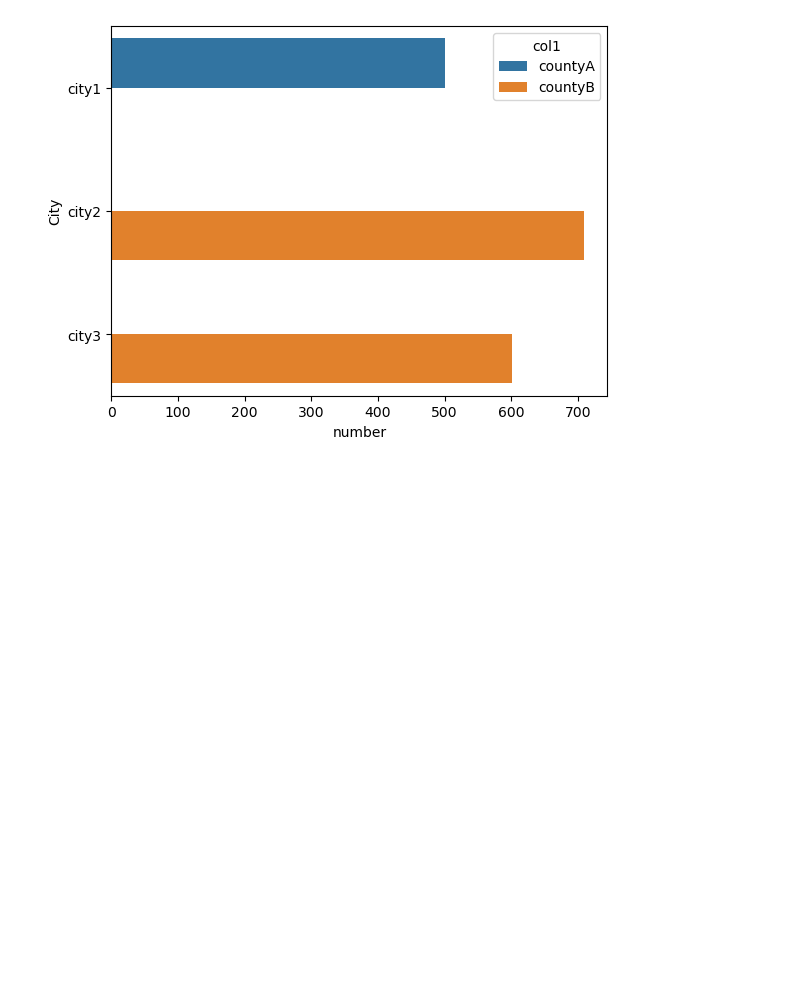
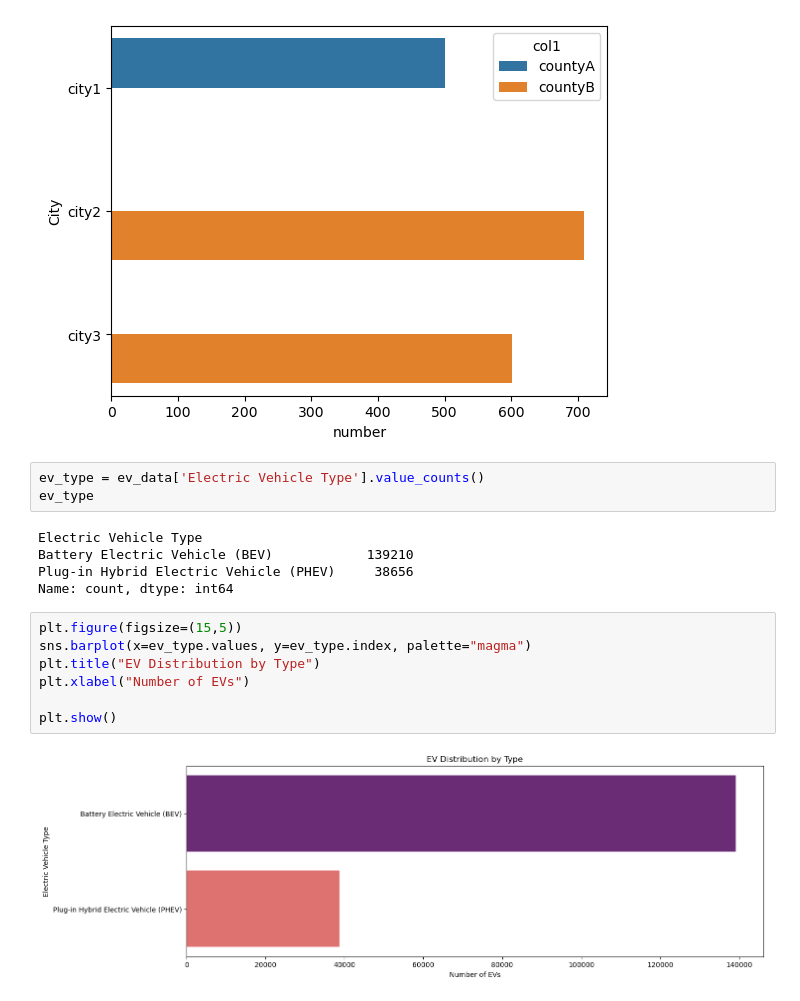
Before and after one commit to divya-manirajan/ExampleDataAnalysis, a Jupyter notebook: Practice.ipynb, the cells around one changed output. Drawn from its saved outputs; the diff is of its cells as text; blank space fills up the shorter version.

```diff
--- a/Practice.ipynb
+++ b/Practice.ipynb
@@ -279,3 +279,20 @@ plt.show()
 1  countyB  city2   709
 2  countyB  city3   601
 [figure]
+# %%
+ev_type = ev_data['Electric Vehicle Type'].value_counts()
+ev_type
+# %% [output]
+Electric Vehicle Type
+Battery Electric Vehicle (BEV)            139210
+Plug-in Hybrid Electric Vehicle (PHEV)     38656
+Name: count, dtype: int64
+# %%
+plt.figure(figsize=(15,5))
+sns.barplot(x=ev_type.values, y=ev_type.index, palette="magma")
+plt.title("EV Distribution by Type")
+plt.xlabel("Number of EVs")
+
+plt.show()
+# %% [output]
+[figure, added]
```
Also changed, not shown: parts of 5 cells of this notebook.
